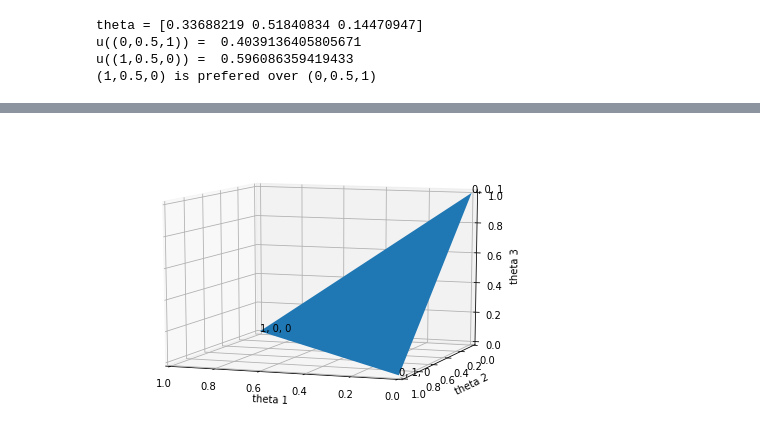
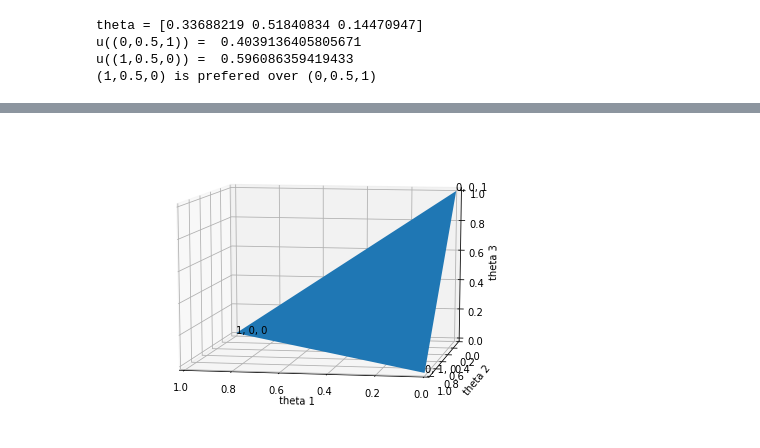
Before and after one commit to adelmag/Master-Thesis, a Jupyter notebook: Information_Based_Querying_LAD.ipynb, the cells around one changed output, grey strips where cells are left out. Saved outputs shown, nothing was run; the diff lists cells and outputs as text; code cells hidden in the pictures.

```diff
--- a/Querying to Estimate - LAD.ipynb
+++ b/Information_Based_Querying_LAD.ipynb
@@ -126,22 +100,22 @@ Observe that $S_{a^*(Q)}$ is a closed convex polytope of dimension $n-1$. For ex
 # %%
 fig = plt.figure()
 ax = Axes3D(fig)
 V= [(1,0,0),(0,0,1),(0,1,0)]
 vertices = [V]
 ax.add_collection3d(Poly3DCollection(vertices))
 
 for v in V:
     text = str(round(v[0],2))
     for i in range(len(v)-1):
         text+= ", " + str(round(v[i+1],2))
     ax.text(v[0],v[1],v[2], text, zdir=(0, 0, 0))
 
 ax.set_xlabel("theta 1")
 ax.set_ylabel("theta 2")
 ax.set_zlabel("theta 3")
 
-ax.view_init(elev=10., azim=110)
+ax.view_init(elev=10., azim=100)
 
 plt.show()
 # %% [output]
-[figure, old version]
+[figure, new version]
```
Also changed, not shown: parts of 28 cells of this notebook, 1 other file.
